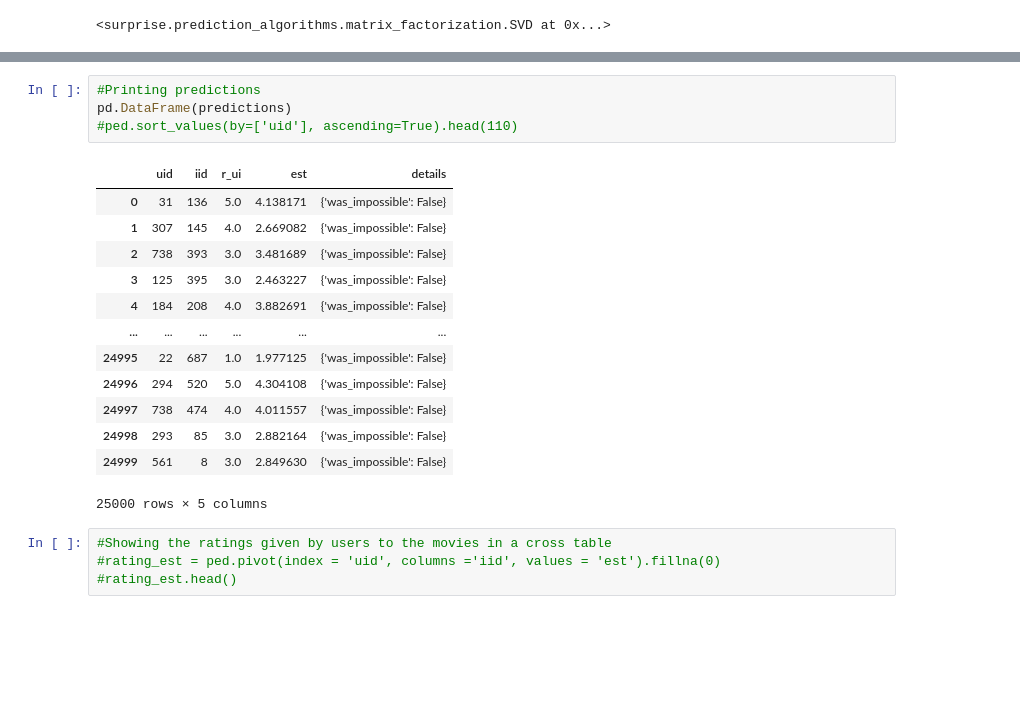
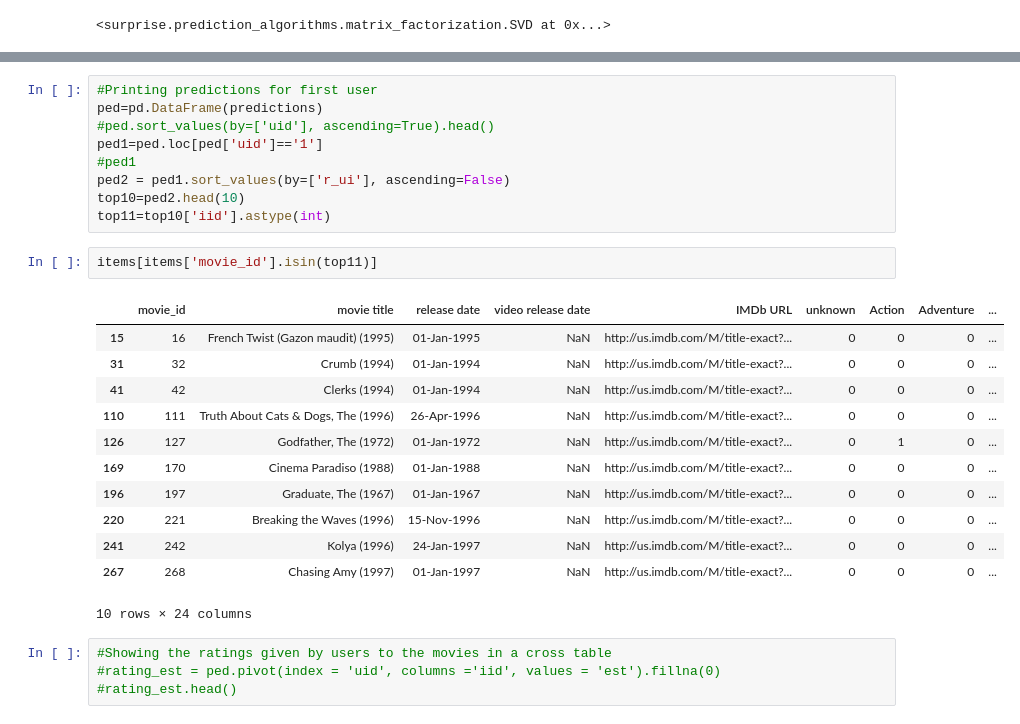
Before and after one commit to eacunafer/Data-Mining-Machine-Learning-subgraduado-, a Jupyter notebook: notebooks/rsys22022.ipynb, the cells around one changed output, grey strips where cells are left out. Cells and saved outputs as stored; diff of their text form; blank space fills up the shorter version.

```diff
--- a/notebooks/rsys22022.ipynb
+++ b/notebooks/rsys22022.ipynb
@@ -580,21 +580,27 @@ RMSE: 0.9403
 # %%
-#Printing predictions
-pd.DataFrame(predictions)
-#ped.sort_values(by=['uid'], ascending=True).head(110)
+#Printing predictions for first user
+ped=pd.DataFrame(predictions)
+#ped.sort_values(by=['uid'], ascending=True).head()
+ped1=ped.loc[ped['uid']=='1']
+#ped1
+ped2 = ped1.sort_values(by=['r_ui'], ascending=False)
+top10=ped2.head(10)
+top11=top10['iid'].astype(int)
-# %% [output]
-|  | uid | iid | r_ui | est | details |
-| 0 | 31 | 136 | 5.0 | 4.138171 | {'was_impossible': False} |
-| 1 | 307 | 145 | 4.0 | 2.669082 | {'was_impossible': False} |
-| 2 | 738 | 393 | 3.0 | 3.481689 | {'was_impossible': False} |
-| 3 | 125 | 395 | 3.0 | 2.463227 | {'was_impossible': False} |
-| 4 | 184 | 208 | 4.0 | 3.882691 | {'was_impossible': False} |
-| ... | ... | ... | ... | ... | ... |
-| 24995 | 22 | 687 | 1.0 | 1.977125 | {'was_impossible': False} |
-| 24996 | 294 | 520 | 5.0 | 4.304108 | {'was_impossible': False} |
-| 24997 | 738 | 474 | 4.0 | 4.011557 | {'was_impossible': False} |
-| 24998 | 293 | 85 | 3.0 | 2.882164 | {'was_impossible': False} |
-| 24999 | 561 | 8 | 3.0 | 2.849630 | {'was_impossible': False} |
-25000 rows × 5 columns
+# %%
+items[items['movie_id'].isin(top11)]
+# %% [output]
+|  | movie_id | movie title | release date | video release date | IMDb URL | unknown | Action | Adventure | ... |
+| 15 | 16 | French Twist (Gazon maudit) (1995) | 01-Jan-1995 | NaN | http://us.imdb.com/M/title-exact?... | 0 | 0 | 0 | ... |
+| 31 | 32 | Crumb (1994) | 01-Jan-1994 | NaN | http://us.imdb.com/M/title-exact?... | 0 | 0 | 0 | ... |
+| 41 | 42 | Clerks (1994) | 01-Jan-1994 | NaN | http://us.imdb.com/M/title-exact?... | 0 | 0 | 0 | ... |
+| 110 | 111 | Truth About Cats & Dogs, The (1996) | 26-Apr-1996 | NaN | http://us.imdb.com/M/title-exact?... | 0 | 0 | 0 | ... |
+| 126 | 127 | Godfather, The (1972) | 01-Jan-1972 | NaN | http://us.imdb.com/M/title-exact?... | 0 | 1 | 0 | ... |
+| 169 | 170 | Cinema Paradiso (1988) | 01-Jan-1988 | NaN | http://us.imdb.com/M/title-exact?... | 0 | 0 | 0 | ... |
+| 196 | 197 | Graduate, The (1967) | 01-Jan-1967 | NaN | http://us.imdb.com/M/title-exact?... | 0 | 0 | 0 | ... |
+| 220 | 221 | Breaking the Waves (1996) | 15-Nov-1996 | NaN | http://us.imdb.com/M/title-exact?... | 0 | 0 | 0 | ... |
+| 241 | 242 | Kolya (1996) | 24-Jan-1997 | NaN | http://us.imdb.com/M/title-exact?... | 0 | 0 | 0 | ... |
+| 267 | 268 | Chasing Amy (1997) | 01-Jan-1997 | NaN | http://us.imdb.com/M/title-exact?... | 0 | 0 | 0 | ... |
+10 rows × 24 columns
 # %%
 #Showing the ratings given by users to the movies in a cross table
 #rating_est = ped.pivot(index = 'uid', columns ='iid', values = 'est').fillna(0)
```
Also changed, not shown: parts of 19 cells of this notebook.
